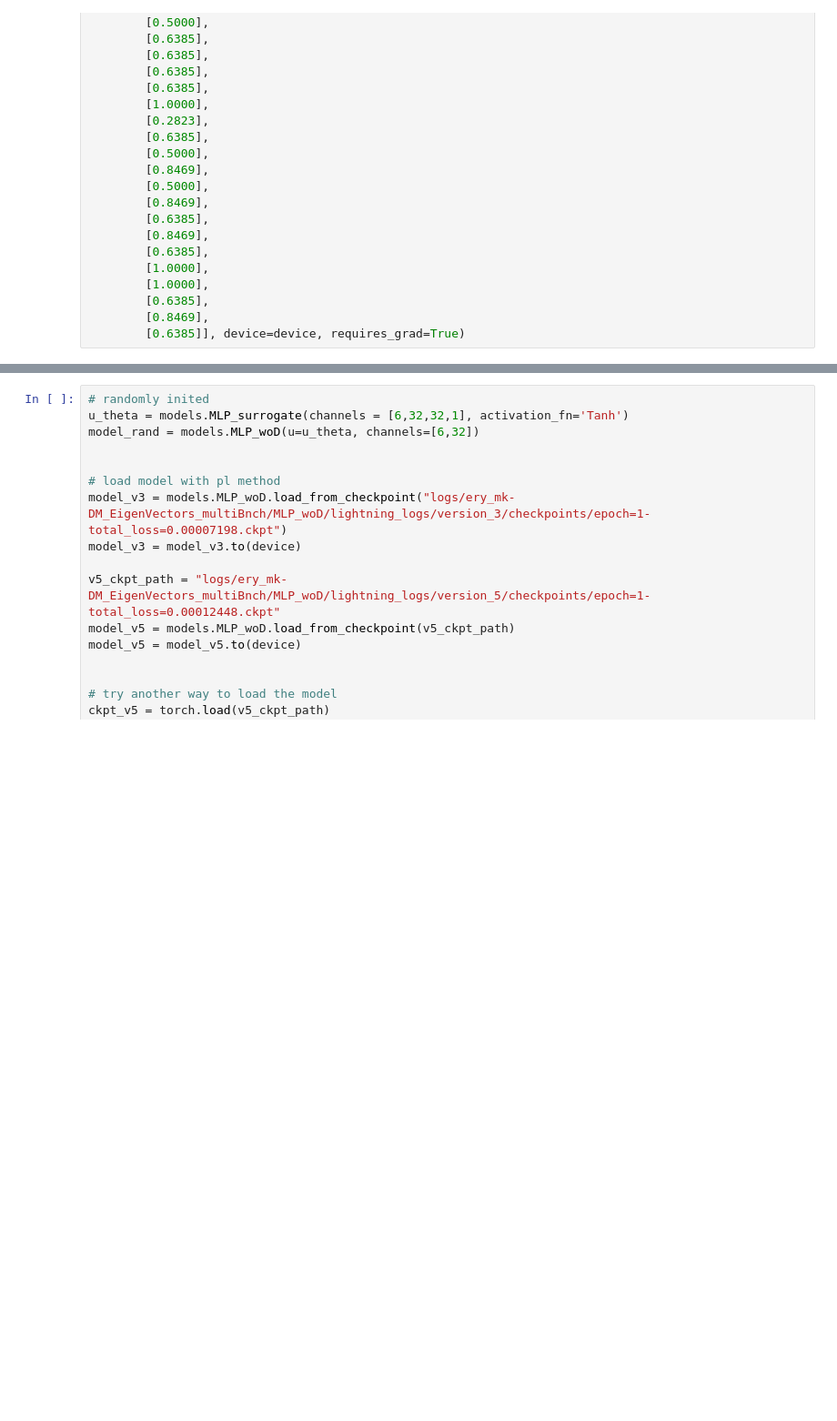
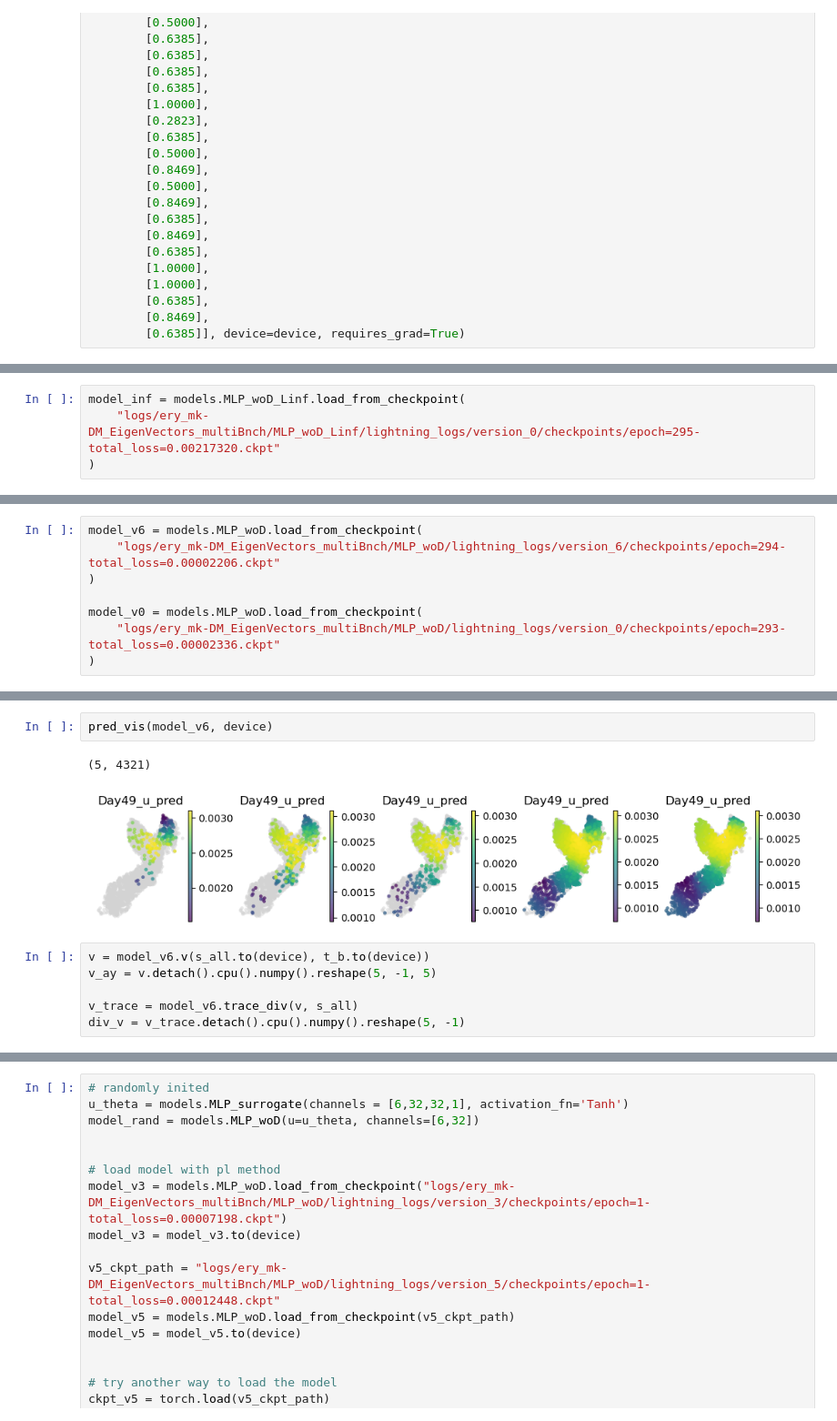
Before and after one commit to oZwZo/PINN_dynamics, a Jupyter notebook: Explore_Notebook/5.trajectory_independent/5-2.MLP_PINN_models.ipynb, the cells around one changed output, grey strips where cells are left out. Shown at 91% size. Cells and saved outputs as stored; diff of their text form; blank space fills up the shorter version.

```diff
--- a/Explore_Notebook/5.trajectory_independent/5-2.MLP_PINN_models.ipynb
+++ b/Explore_Notebook/5.trajectory_independent/5-2.MLP_PINN_models.ipynb
@@ -257,0 +281,4 @@ t_v5 = torch.tensor([[0.6385],
+# %%
+model_inf = models.MLP_woD_Linf.load_from_checkpoint(
+    "logs/ery_mk-DM_EigenVectors_multiBnch/MLP_woD_Linf/lightning_logs/version_0/checkpoints/epoch=295-total_loss=0.00217320.ckpt"
+)
@@ -259,0 +306,8 @@ t_v5 = torch.tensor([[0.6385],
+# %%
+model_v6 = models.MLP_woD.load_from_checkpoint(
+    "logs/ery_mk-DM_EigenVectors_multiBnch/MLP_woD/lightning_logs/version_6/checkpoints/epoch=294-total_loss=0.00002206.ckpt"
+)
+
+model_v0 = models.MLP_woD.load_from_checkpoint(
+    "logs/ery_mk-DM_EigenVectors_multiBnch/MLP_woD/lightning_logs/version_0/checkpoints/epoch=293-total_loss=0.00002336.ckpt"
+)
@@ -259,0 +316,11 @@ t_v5 = torch.tensor([[0.6385],
+# %%
+pred_vis(model_v6, device)
+# %% [output]
+(5, 4321)
+[figure, added]
+# %%
+v = model_v6.v(s_all.to(device), t_b.to(device))
+v_ay = v.detach().cpu().numpy().reshape(5, -1, 5)
+
+v_trace = model_v6.trace_div(v, s_all)
+div_v = v_trace.detach().cpu().numpy().reshape(5, -1)
```
Also changed, not shown: parts of 34 cells of this notebook, 9 other files.
